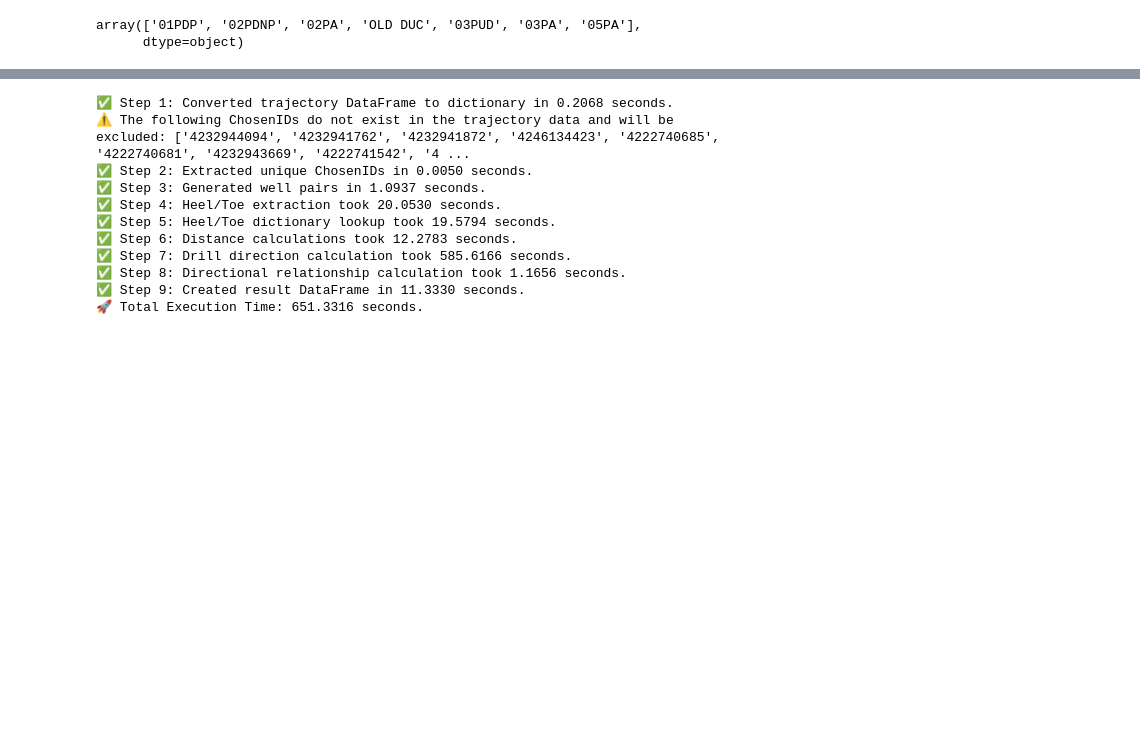
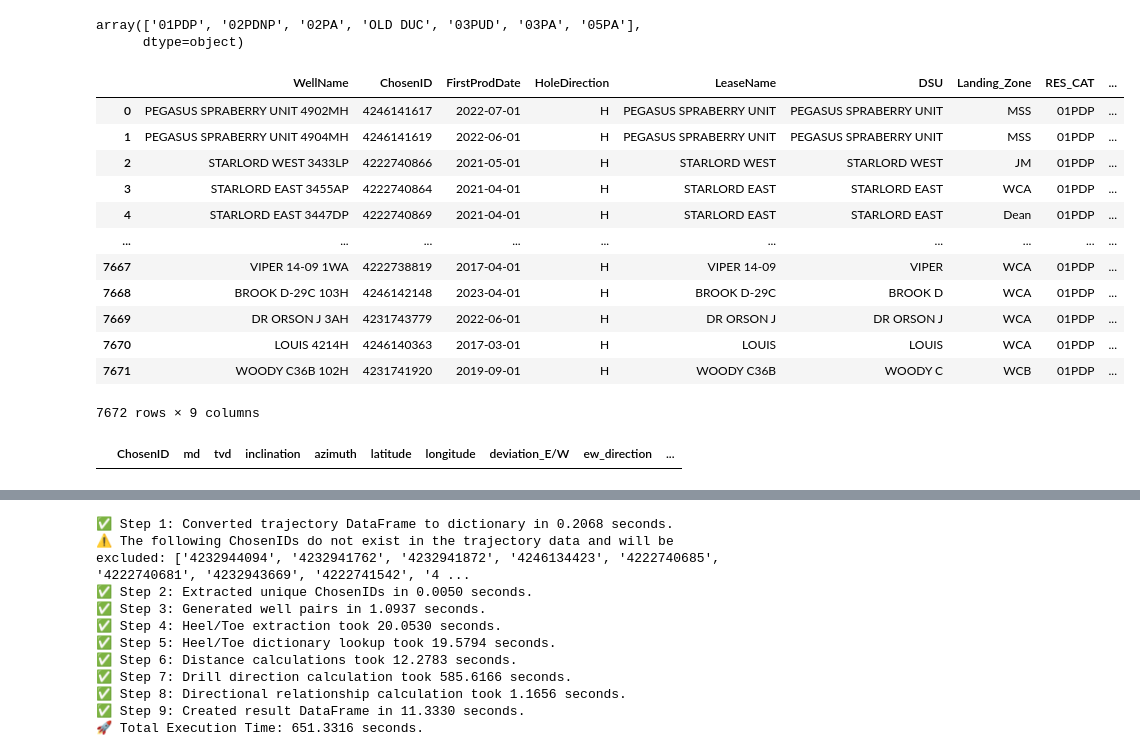
Before and after one commit to apoorvasaxena03/Parent_Child_Spacing, a Jupyter notebook: src/components/spacing_ik_pairs - MB.ipynb, the cells around one changed output, grey strips where cells are left out. Cells and saved outputs as stored; diff of their text form; code cells hidden in the pictures; blank space fills up the shorter version.

```diff
--- a/src/components/spacing_ik_pairs - MB.ipynb
+++ b/src/components/spacing_ik_pairs - MB.ipynb
@@ -477,6 +482,22 @@ array(['01PDP', '02PDNP', '02PA', 'OLD DUC', '03PUD', '03PA', '05PA'],
 # %%
 # Filtering df_raw to include only certain RSV_CAT values
 df_raw = df_raw[df_raw['RES_CAT'].isin(['01PDP', '02PDNP', '03PUD'])].reset_index(drop=True).copy()
+# %%
+df_raw
+# %% [output]
+|  | WellName | ChosenID | FirstProdDate | HoleDirection | LeaseName | DSU | Landing_Zone | RES_CAT | ... |
+| 0 | PEGASUS SPRABERRY UNIT 4902MH | 4246141617 | 2022-07-01 | H | PEGASUS SPRABERRY UNIT | PEGASUS SPRABERRY UNIT | MSS | 01PDP | ... |
+| 1 | PEGASUS SPRABERRY UNIT 4904MH | 4246141619 | 2022-06-01 | H | PEGASUS SPRABERRY UNIT | PEGASUS SPRABERRY UNIT | MSS | 01PDP | ... |
+| 2 | STARLORD WEST 3433LP | 4222740866 | 2021-05-01 | H | STARLORD WEST | STARLORD WEST | JM | 01PDP | ... |
+| 3 | STARLORD EAST 3455AP | 4222740864 | 2021-04-01 | H | STARLORD EAST | STARLORD EAST | WCA | 01PDP | ... |
+| 4 | STARLORD EAST 3447DP | 4222740869 | 2021-04-01 | H | STARLORD EAST | STARLORD EAST | Dean | 01PDP | ... |
+| ... | ... | ... | ... | ... | ... | ... | ... | ... | ... |
+| 7667 | VIPER 14-09 1WA | 4222738819 | 2017-04-01 | H | VIPER 14-09 | VIPER | WCA | 01PDP | ... |
+| 7668 | BROOK D-29C 103H | 4246142148 | 2023-04-01 | H | BROOK D-29C | BROOK D | WCA | 01PDP | ... |
+| 7669 | DR ORSON J 3AH | 4231743779 | 2022-06-01 | H | DR ORSON J | DR ORSON J | WCA | 01PDP | ... |
+| 7670 | LOUIS 4214H | 4246140363 | 2017-03-01 | H | LOUIS | LOUIS | WCA | 01PDP | ... |
+| 7671 | WOODY C36B 102H | 4231741920 | 2019-09-01 | H | WOODY C36B | WOODY C | WCB | 01PDP | ... |
+7672 rows × 9 columns
 # %%
 # Importing Directional Survey data from Databricks
 
@@ -515,6 +536,10 @@ except Exception as e:
 
 finally:
     databricks.close_connection()
+# %%
+df_directional
+# %% [output]
+|  | ChosenID | md | tvd | inclination | azimuth | latitude | longitude | deviation_E/W | ew_direction | ... |
 # %%
 df_with_utm = compute_utm_coordinates(df_directional)
 # %% [output]
```
Also changed, not shown: parts of 10 cells of this notebook, 1 other file.
